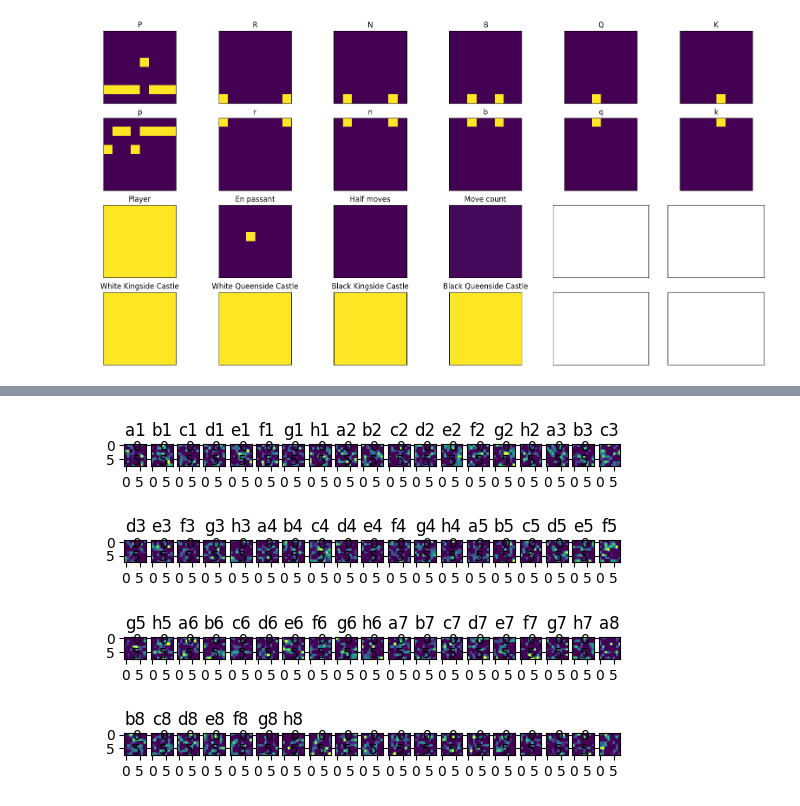
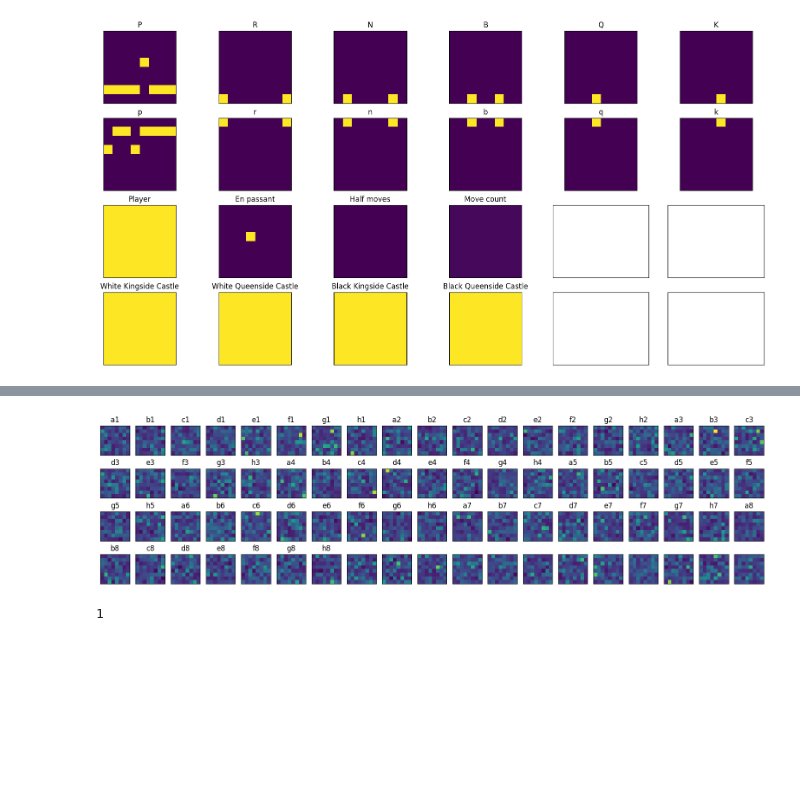
Before and after one commit to guunterr/rl, a Jupyter notebook: chess/chess_net.ipynb, the cells around one changed output, grey strips where cells are left out. Drawn from its saved outputs; the diff is of its cells as text; code cells hidden in the pictures; blank space fills up the shorter version.

```diff
--- a/chess/chess_net.ipynb
+++ b/chess/chess_net.ipynb
@@ -100,4 +73,0 @@ tensor([[-1.0424,  0.5617,  0.3574,  ...,  0.0659, -0.0870,  0.2581]],
-# %%
-show_move_rep(p.cpu().detach().numpy().reshape(76,8,8))
-# %% [output]
-[figure, removed]
@@ -106,3 +74,7 @@ move_output = np.random.rand(76,8,8)
+# %%
+show_move_rep(p)
+# %% [output]
+[figure, added]
 # %%
 optimizer = torch.optim.Adam(model.parameters(), lr=0.00025)
 policy_loss_fn = torch.nn.CrossEntropyLoss()
@@ -115 +85,9 @@ def temp_generator():
+# %%
+checkpoint = torch.load("checkpoints/1/checkpoint_1_start.pt")
+model.load_state_dict(checkpoint['model_state_dict'])
+optimizer.load_state_dict(checkpoint['optimizer_state_dict'])
+start_epoch = checkpoint['epoch']
+print(start_epoch)
+# %% [output]
+1
 # %%
```
Also changed, not shown: parts of 8 cells of this notebook, 4 other files.
